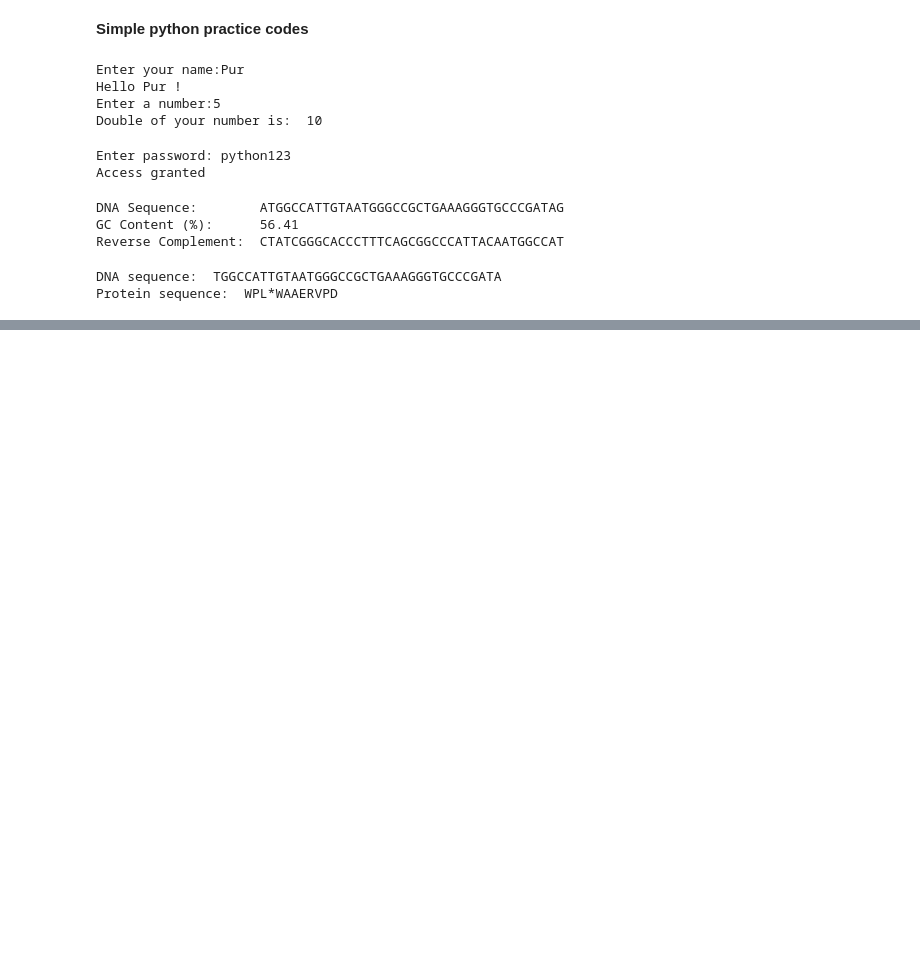
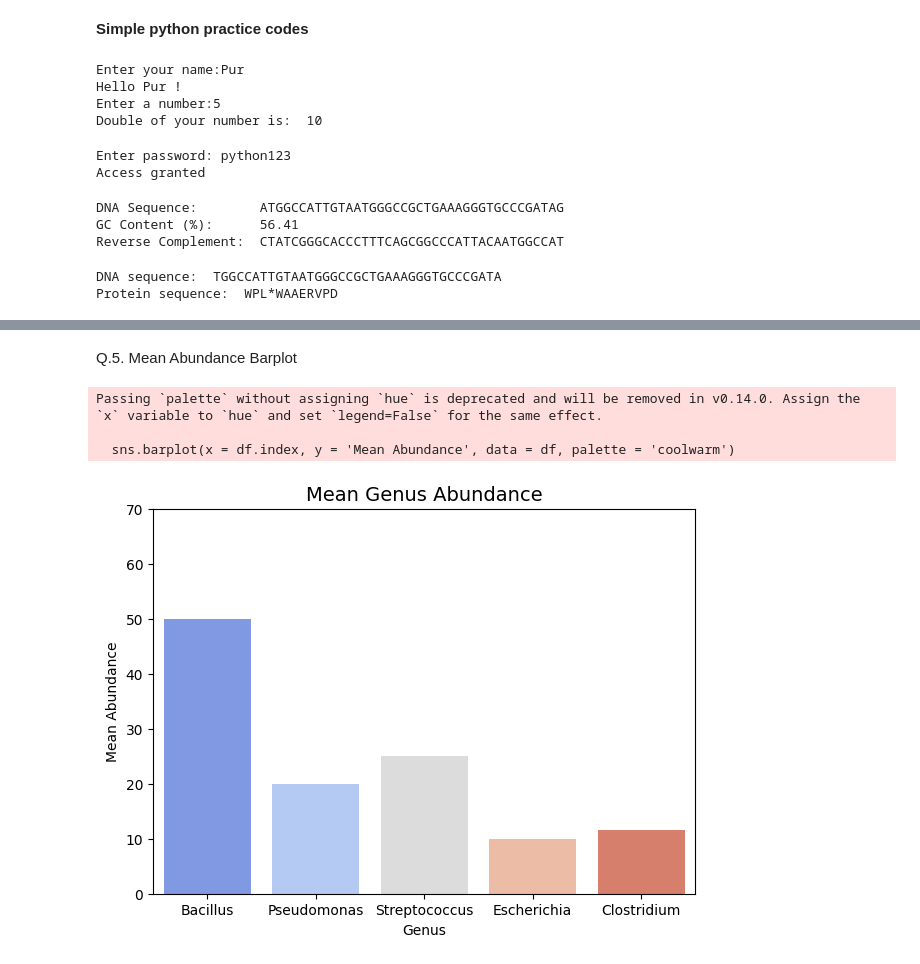
Before and after one commit to PurbitaS/Biopython, a Jupyter notebook: Biopython_workshop.ipynb, the cells around one changed output, grey strips where cells are left out. Drawn from its saved outputs; the diff is of its cells as text; code cells hidden in the pictures; blank space fills up the shorter version.

```diff
--- a/Biopython_workshop.ipynb
+++ b/Biopython_workshop.ipynb
@@ -244,0 +509,19 @@ Protein sequence:  WPL*WAAERVPD
+# %% [markdown]
+Q.5. Mean Abundance Barplot
+# %%
+#5
+
+df['Mean Abundance'] = df.mean(axis = 1)
+
+plt.figure(figsize = (7,5))
+sns.barplot(x = df.index, y = 'Mean Abundance', data = df, palette = 'coolwarm')
+plt.title("Mean Genus Abundance", fontsize=14)
+plt.xlabel("Genus")
+plt.ylabel("Mean Abundance")
+plt.ylim(0, 70)
+plt.show()
+# %% [output]
+Passing `palette` without assigning `hue` is deprecated and will be removed in v0.14.0. Assign the `x` variable to `hue` and set `legend=False` for the same effect.
+
+  sns.barplot(x = df.index, y = 'Mean Abundance', data = df, palette = 'coolwarm')
+[figure, added]
```
Also changed, not shown: parts of 19 cells of this notebook.
